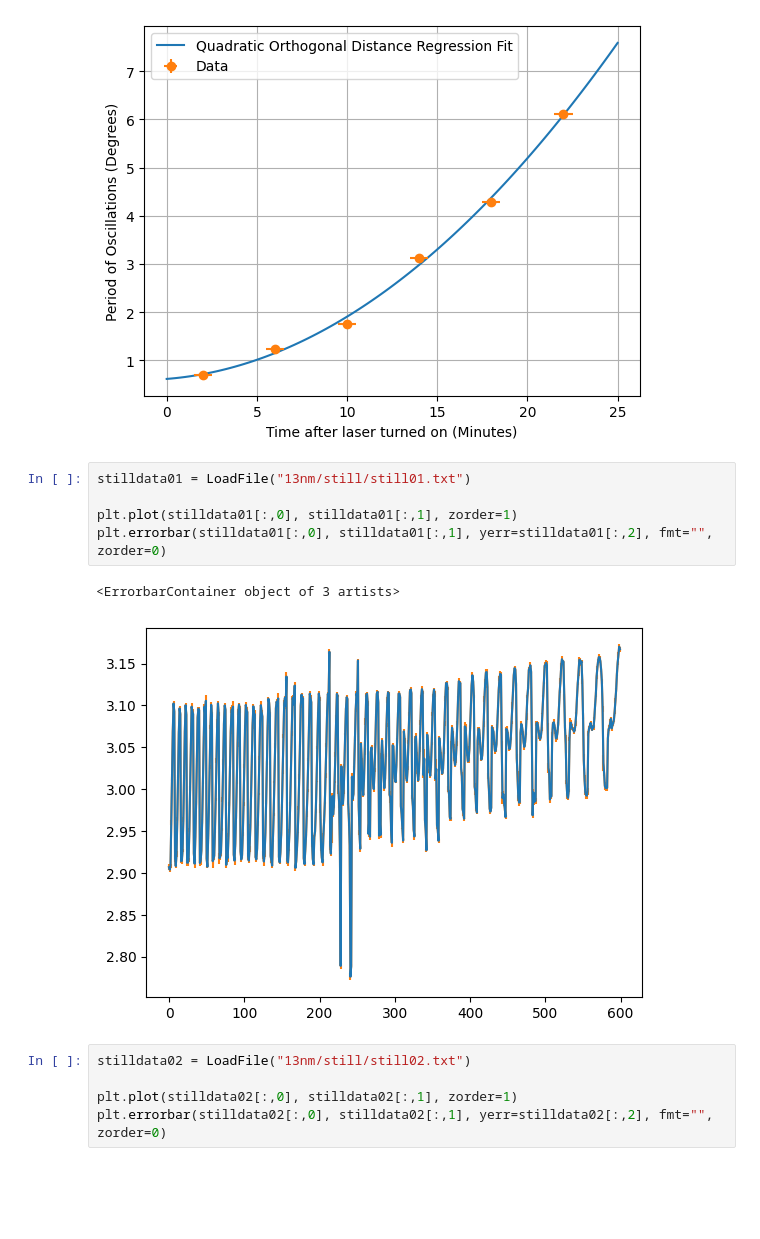
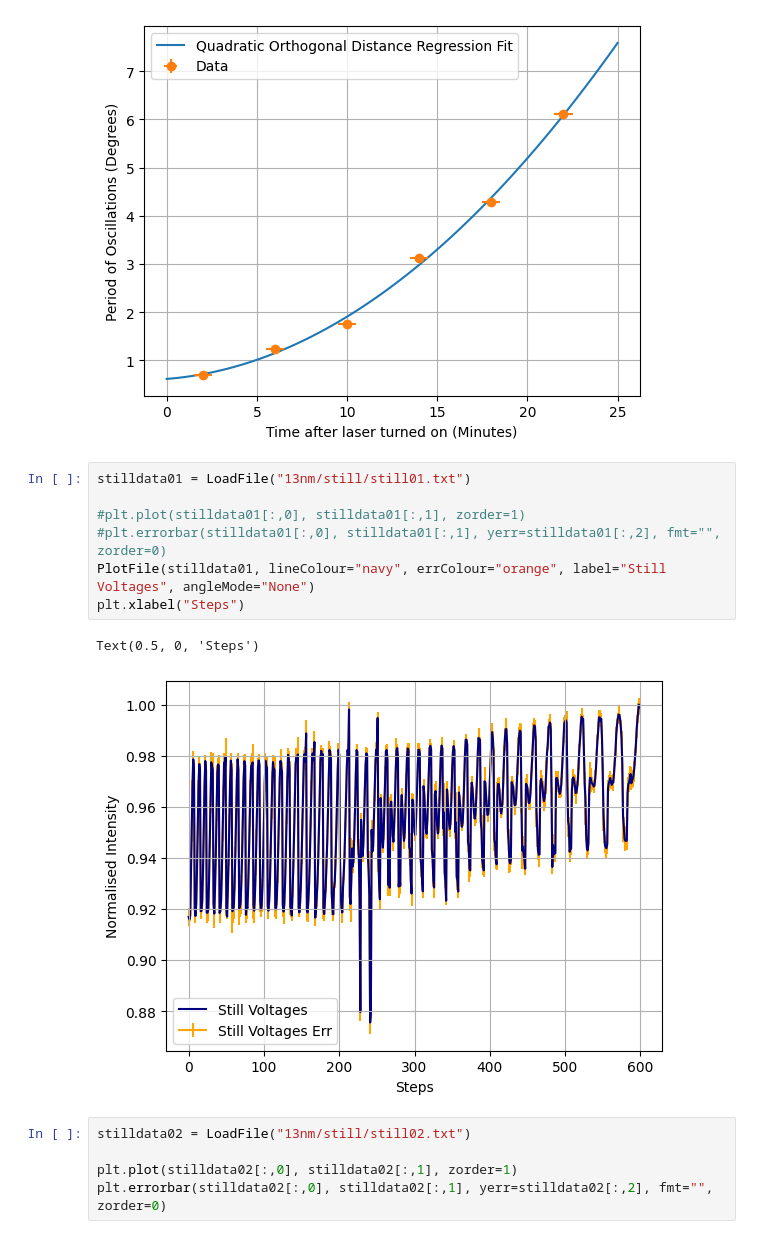
Before and after one commit to daraghhollman/UCD_PASS_Labs, a Jupyter notebook: Surface_Plasmons/Python/surfacePlasmonsAnalysis.ipynb, the cells around one changed output. Saved outputs shown, nothing was run; the diff lists cells and outputs as text; blank space fills up the shorter version.

```diff
--- a/Surface_Plasmons/Python/surfacePlasmonsAnalysis.ipynb
+++ b/Surface_Plasmons/Python/surfacePlasmonsAnalysis.ipynb
@@ -290,11 +309,13 @@ plt.legend()
 # %%
 stilldata01 = LoadFile("13nm/still/still01.txt")
 
-plt.plot(stilldata01[:,0], stilldata01[:,1], zorder=1)
-plt.errorbar(stilldata01[:,0], stilldata01[:,1], yerr=stilldata01[:,2], fmt="", zorder=0)
+#plt.plot(stilldata01[:,0], stilldata01[:,1], zorder=1)
+#plt.errorbar(stilldata01[:,0], stilldata01[:,1], yerr=stilldata01[:,2], fmt="", zorder=0)
+PlotFile(stilldata01, lineColour="navy", errColour="orange", label="Still Voltages", angleMode="None")
+plt.xlabel("Steps")
 # %% [output]
-<ErrorbarContainer object of 3 artists>
+Text(0.5, 0, 'Steps')
-[figure, old version]
+[figure, new version]
 # %%
 stilldata02 = LoadFile("13nm/still/still02.txt")
 
```
Also changed, not shown: parts of 11 cells of this notebook, 16 other files.
